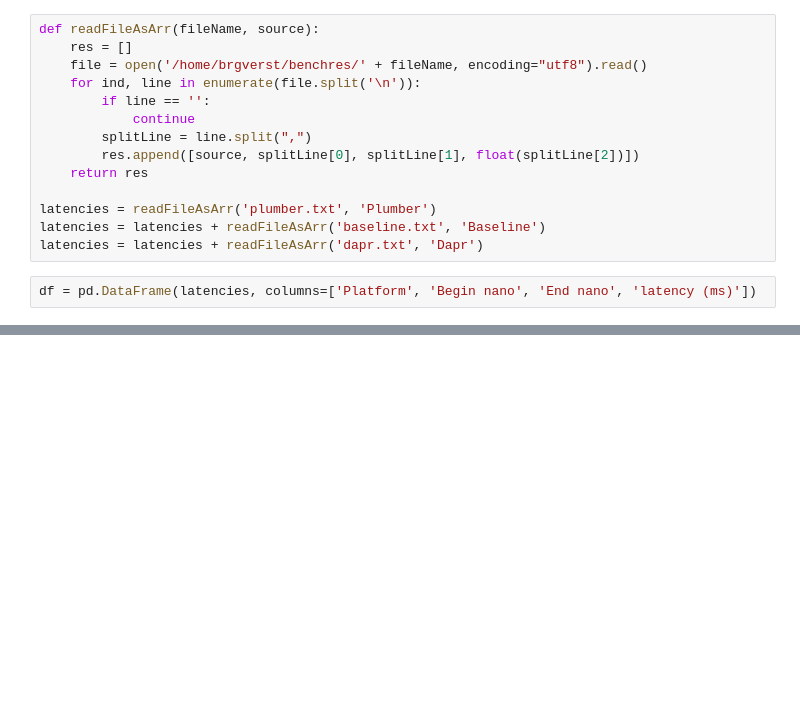
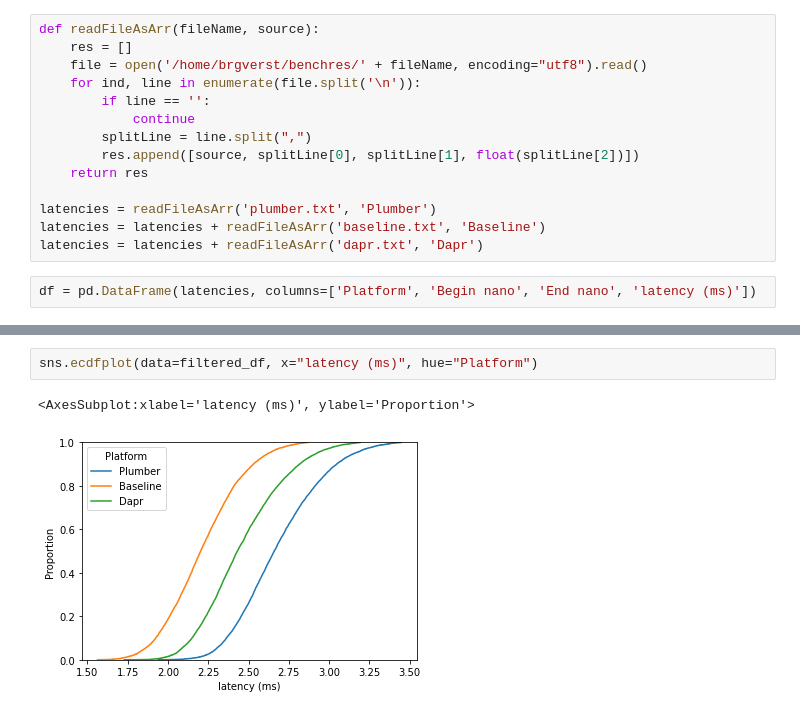
Before and after one commit to VerstraeteBert/plumber, a Jupyter notebook: benchmarks/sidecarlatency/visualization/vis.ipynb, the cells around one changed output, grey strips where cells are left out. Saved outputs shown, nothing was run; the diff lists cells and outputs as text; blank space fills up the shorter version.

```diff
--- a/benchmarks/sidecarlatency/visualization/vis.ipynb
+++ b/benchmarks/sidecarlatency/visualization/vis.ipynb
@@ -41,0 +91,5 @@ sns.displot(df, x="latency (ms)", hue="Platform", kind="kde", fill=True, cut=-30
+# %%
+sns.ecdfplot(data=filtered_df, x="latency (ms)", hue="Platform")
+# %% [output]
+<AxesSubplot:xlabel='latency (ms)', ylabel='Proportion'>
+[figure, added]
```
Also changed, not shown: parts of 12 cells of this notebook.
